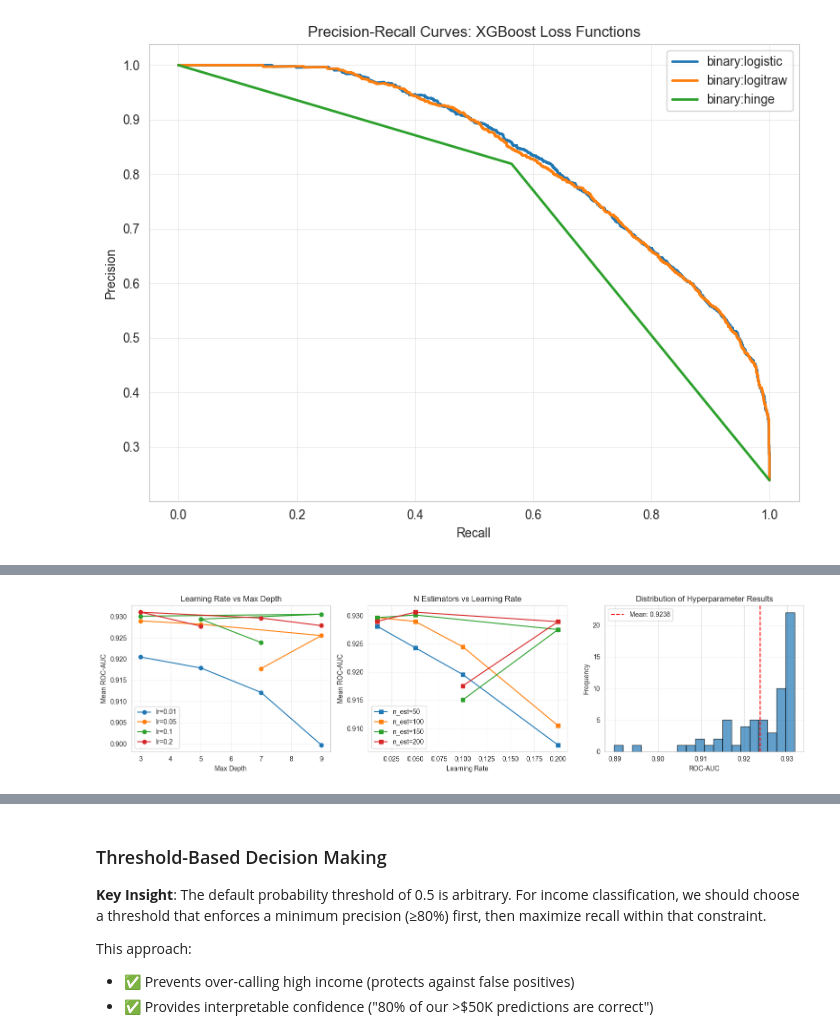
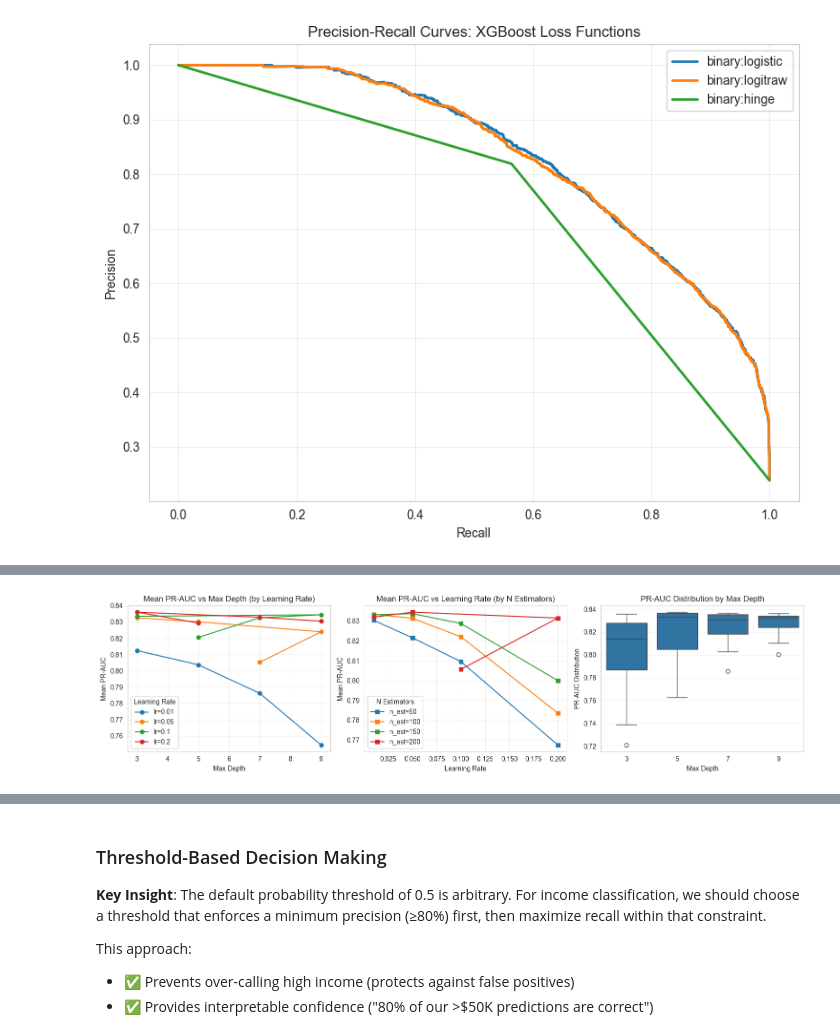
Before and after one commit to Salsa305/income-project, a Jupyter notebook: notebooks/04_xgboost_analysis.ipynb, the cells around one changed output, grey strips where cells are left out. Saved outputs shown, nothing was run; the diff lists cells and outputs as text; code cells hidden in the pictures.

```diff
--- a/notebooks/04_xgboost_analysis.ipynb
+++ b/notebooks/04_xgboost_analysis.ipynb
@@ -227,23 +234,6 @@ results = hyperparameter_sweep(
     learning_rates=learning_rates,
     n_estimators_list=n_estimators_list
 )
-
-# Convert to dataframe
-results_list = []
-for (depth, lr, n_est), result in results.items():
-    if result is not None:
-        results_list.append({
-            'max_depth': depth,
-            'learning_rate': lr,
-            'n_estimators': n_est,
-            'ROC-AUC': result['auc']
-        })
-
-hp_df = pd.DataFrame(results_list)
-hp_df = hp_df.sort_values('ROC-AUC', ascending=False)
-
-print("\nTop 15 Hyperparameter Combinations:")
-print(hp_df.head(15).to_string(index=False))
 # %% [output]
 Hyperparameter Sweep (Full Grid)
 ================================================================================
@@ -265,44 +302,45 @@ Top 15 Hyperparameter Combinations:
 # %%
-# Analyze hyperparameter trends
 fig, axes = plt.subplots(1, 3, figsize=(15, 4))
 
-# Learning rate vs AUC
+# Learning rate vs PR-AUC
 ax = axes[0]
 for lr in learning_rates:
     subset = hp_df[hp_df['learning_rate'] == lr]
+    # **FIX 1:** Changed 'ROC-AUC' to 'PR-AUC'
     ax.plot(subset['max_depth'].unique(),
-            subset.groupby('max_depth')['ROC-AUC'].mean(),
+            subset.groupby('max_depth')['PR-AUC'].mean(),
             marker='o', label=f'lr={lr}')
 ax.set_xlabel('Max Depth')
-ax.set_ylabel('Mean ROC-AUC')
-ax.set_title('Learning Rate vs Max Depth')
-ax.legend()
+# **FIX 2:** Changed Y-label to 'Mean PR-AUC'
+ax.set_ylabel('Mean PR-AUC')
+ax.set_title('Mean PR-AUC vs Max Depth (by Learning Rate)')
+ax.legend(title='Learning Rate')
 ax.grid(True, alpha=0.3)
 
-# N Estimators vs AUC
+# N Estimators vs PR-AUC
 ax = axes[1]
 for n_est in n_estimators_list:
     subset = hp_df[hp_df['n_estimators'] == n_est]
+    # **FIX 3:** Changed 'ROC-AUC' to 'PR-AUC'
     ax.plot(subset['learning_rate'].unique(),
-            subset.groupby('learning_rate')['ROC-AUC'].mean(),
+            subset.groupby('learning_rate')['PR-AUC'].mean(),
             marker='s', label=f'n_est={n_est}')
 ax.set_xlabel('Learning Rate')
-ax.set_ylabel('Mean ROC-AUC')
-ax.set_title('N Estimators vs Learning Rate')
-ax.legend()
+# **FIX 4:** Changed Y-label to 'Mean PR-AUC'
+ax.set_ylabel('Mean PR-AUC')
+ax.set_title('Mean PR-AUC vs Learning Rate (by N Estimators)')
+ax.legend(title='N Estimators')
 ax.grid(True, alpha=0.3)
 
-# Distribution of all results
 ax = axes[2]
-ax.hist(hp_df['ROC-AUC'], bins=20, edgecolor='black', alpha=0.7)
-ax.axvline(hp_df['ROC-AUC'].mean(), color='red', linestyle='--', label=f'Mean: {hp_df["ROC-AUC"].mean():.4f}')
-ax.set_xlabel('ROC-AUC')
-ax.set_ylabel('Frequency')
-ax.set_title('Distribution of Hyperparameter Results')
-ax.legend()
+sns.boxplot(x='max_depth', y='PR-AUC', data=hp_df, ax=ax)
+ax.set_xlabel('Max Depth')
+ax.set_ylabel('PR-AUC Distribution')
+ax.set_title('PR-AUC Distribution by Max Depth')
 ax.grid(True, alpha=0.3, axis='y')
 
 plt.tight_layout()
-plt.show()
+
+plt.tight_layout()
 # %% [output]
-[figure, old version]
+[figure, new version]
```
Also changed, not shown: parts of 31 cells of this notebook, 4 other files.
